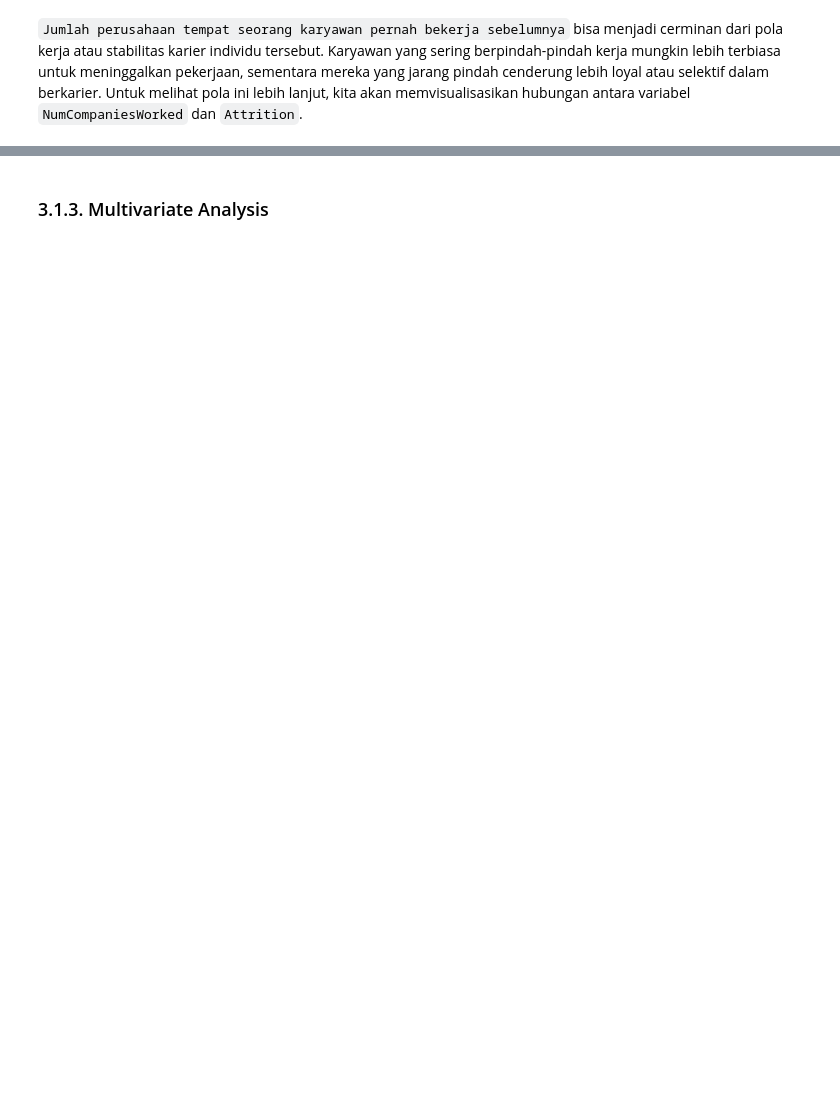
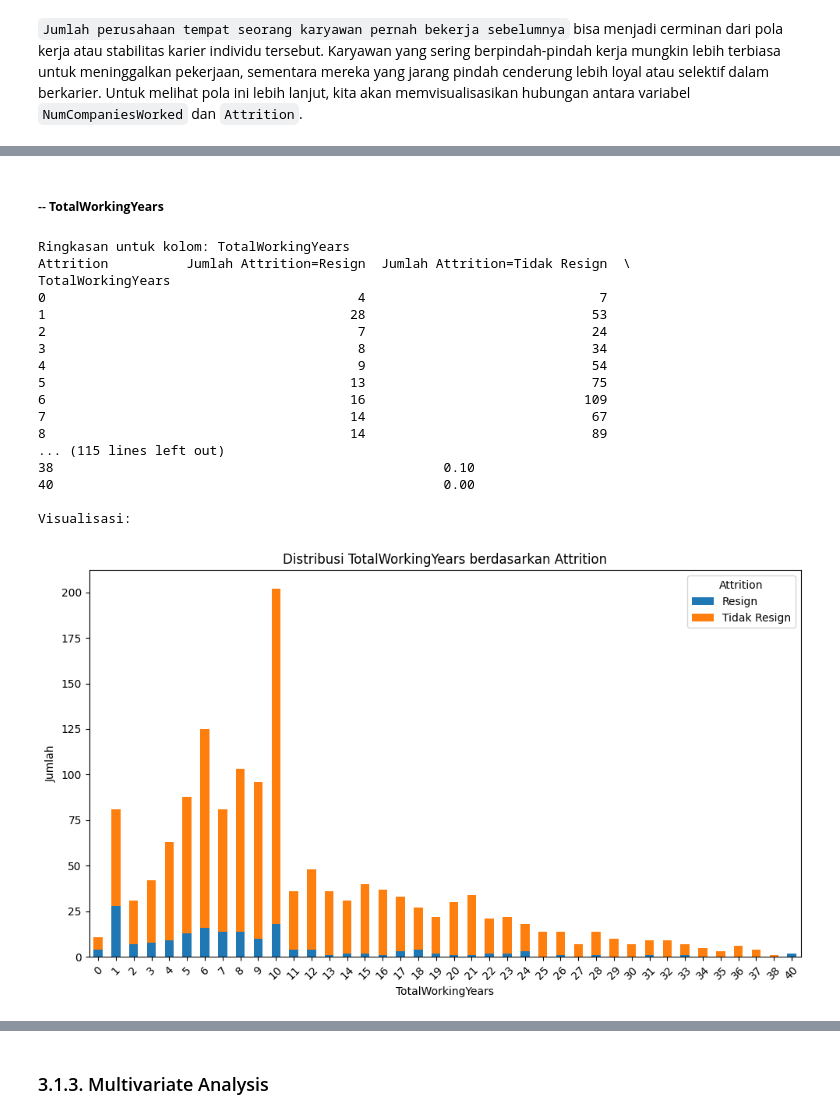
Before and after one commit to alouvre/BPDS_DicodingSubmission_Proyek_Pertama_Dashboard_HR, a Jupyter notebook: BPDS_Submission_Proyek_Pertama.ipynb, the cells around one changed output, grey strips where cells are left out. Saved outputs shown, nothing was run; the diff lists cells and outputs as text; code cells hidden in the pictures; blank space fills up the shorter version.

```diff
--- a/BPDS_Submission_Proyek_Pertama.ipynb
+++ b/BPDS_Submission_Proyek_Pertama.ipynb
@@ -1189,0 +1315,23 @@ Visualisasi dan ringkasan statistik menunjukkan bahwa jumlah perusahaan sebelumn
+# %% [markdown]
+##### -- **TotalWorkingYears**
+# %%
+plot_kategori_bivariate(df_employee_eda, x='TotalWorkingYears', hue='Attrition')
+# %% [output]
+Ringkasan untuk kolom: TotalWorkingYears
+Attrition          Jumlah Attrition=Resign  Jumlah Attrition=Tidak Resign  \
+TotalWorkingYears
+0                                        4                              7
+1                                       28                             53
+2                                        7                             24
+3                                        8                             34
+4                                        9                             54
+5                                       13                             75
+6                                       16                            109
+7                                       14                             67
+8                                       14                             89
+... (115 lines left out)
+38                                                  0.10
+40                                                  0.00
+
+Visualisasi:
+[figure, added]
```
Also changed, not shown: parts of 73 cells of this notebook.
